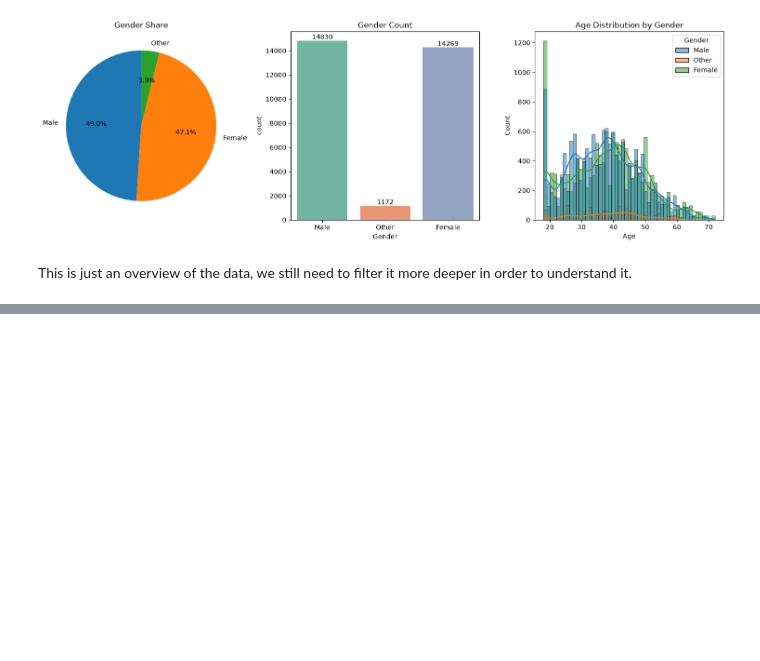
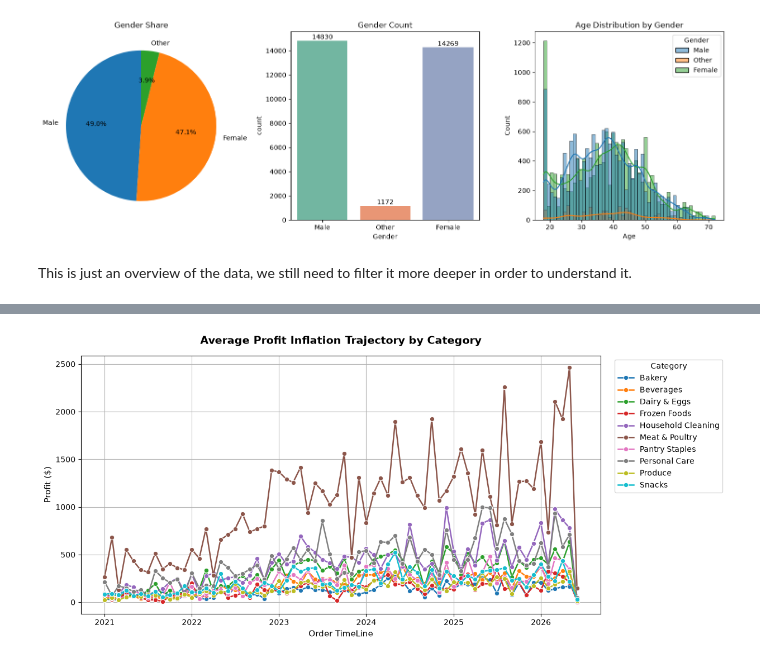
Before and after one commit to geff-ghost/notebooks, a Jupyter notebook: retail_data/MixedKnowledge.ipynb, the cells around one changed output, grey strips where cells are left out. Cells and saved outputs as stored; diff of their text form; code cells hidden in the pictures; blank space fills up the shorter version.

```diff
--- a/retail_data/MixedKnowledge.ipynb
+++ b/retail_data/MixedKnowledge.ipynb
@@ -1834,0 +1877,29 @@ This is just an overview of the data, we still need to filter it more deeper in
+# %%
+category_profit_trend = (df.groupby(['YearMonth', 'CategoryName'])['Profit'].sum().reset_index())
+
+plt.figure(figsize=(12, 6))
+
+sns.lineplot(
+    data=category_profit_trend,
+    x='YearMonth',
+    y='Profit',
+    hue='CategoryName',
+    marker='o',
+    linewidth=1.8
+)
+
+plt.title(
+    'Average Profit Inflation Trajectory by Category',
+    fontsize=14,
+    fontweight='bold',
+    pad=15
+)
+plt.xlabel('Order TimeLine', fontsize=11)
+plt.ylabel('Profit ($)', fontsize=11)
+
+plt.grid(True)
+plt.legend(bbox_to_anchor=(1.02, 1), loc="upper left", title="Category")
+
+plt.show()
+# %% [output]
+[figure, added]
```
Also changed, not shown: parts of 8 cells of this notebook.
